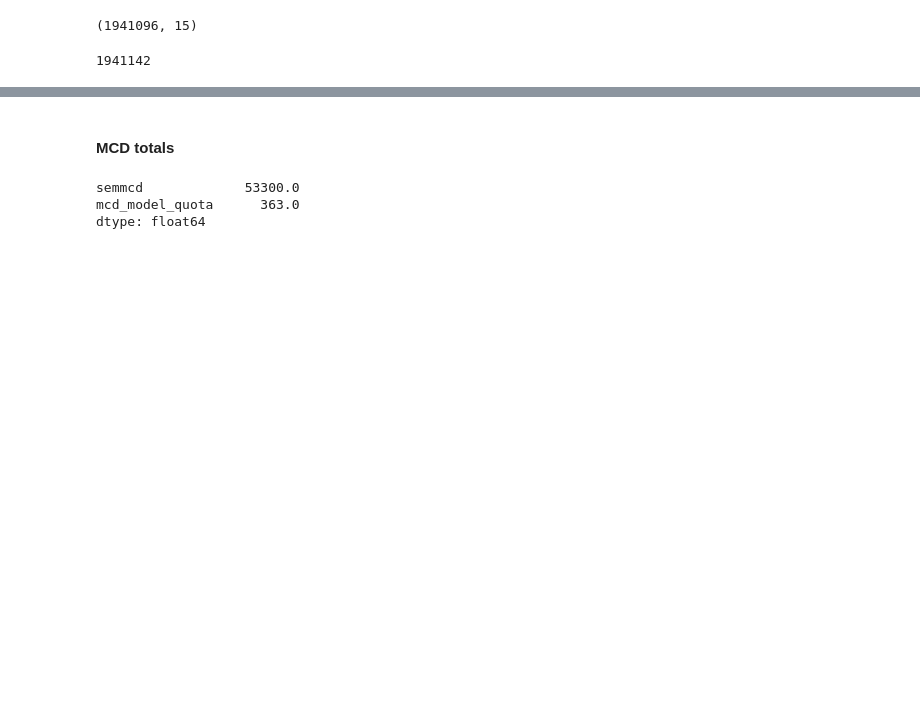
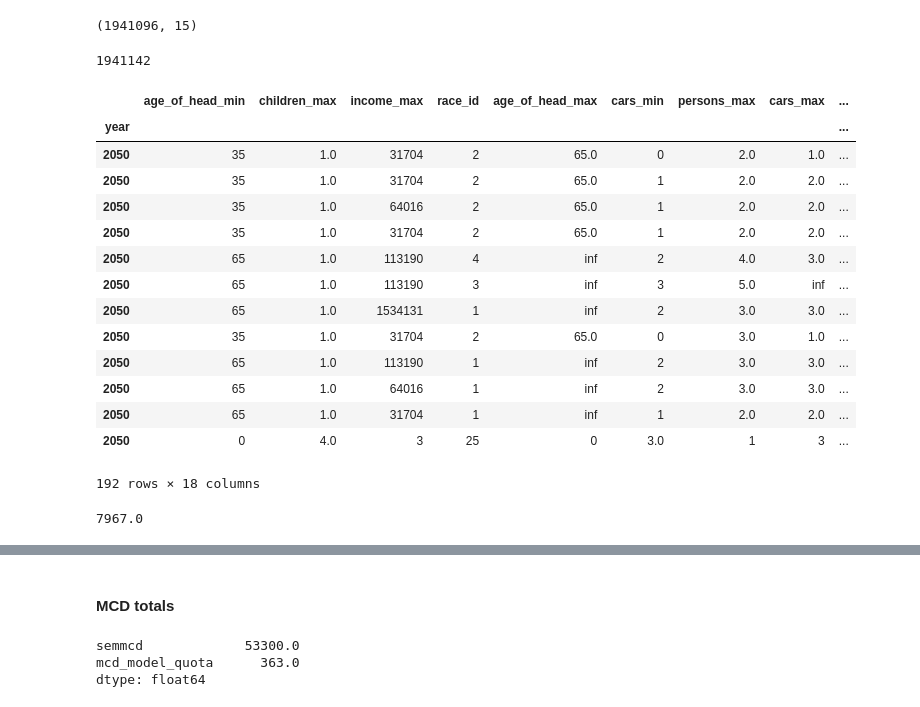
Before and after one commit to SEMCOG/semcog_urbansim, a Jupyter notebook: notebooks/model_analysis/model_output_analysis.ipynb, the cells around one changed output, grey strips where cells are left out. Saved outputs shown, nothing was run; the diff lists cells and outputs as text; code cells hidden in the pictures; blank space fills up the shorter version.

```diff
--- a/notebooks/model_analysis/model_output_analysis.ipynb
+++ b/notebooks/model_analysis/model_output_analysis.ipynb
@@ -101,7 +101,7 @@ def filter_table(table, filter_series, ignore=None):
 	return apply_filter_query(table, filters)
 run_folder = "/home/da/semcog_urbansim/runs"
 run_num = "run1147"
-hdf = pd.HDFStore("/mnt/hgfs/RDF2050/run2120.h5", 'r')
+hdf = pd.HDFStore(run_folder + "run1273.h5", 'r')
 # %% [markdown]
 ### GQ
 # %%
@@ -552,3 +532,27 @@ region_ct.loc[2021].total_number_of_households.sum()
 # %%
 region_ct.loc[2050, 'abs_diff'] = (region_ct.loc[2050, 'region_simulated_hh_2050']  - region_ct.loc[2050, 'total_number_of_households'] ).abs()
 region_ct.loc[2050, 'ratio'] = region_ct.loc[2050, 'region_simulated_hh_2050']  / region_ct.loc[2050, 'total_number_of_households']
+# %%
+missing = region_ct.loc[2050].query('abs_diff>0').sort_values(by='abs_diff', ascending=False)
+# %%
+missing.query('large_area_id==3')
+# %% [output]
+|  | age_of_head_min | children_max | income_max | race_id | age_of_head_max | cars_min | persons_max | cars_max | ... |
+| year |  |  |  |  |  |  |  |  | ... |
+| 2050 | 35 | 1.0 | 31704 | 2 | 65.0 | 0 | 2.0 | 1.0 | ... |
+| 2050 | 35 | 1.0 | 31704 | 2 | 65.0 | 1 | 2.0 | 2.0 | ... |
+| 2050 | 35 | 1.0 | 64016 | 2 | 65.0 | 1 | 2.0 | 2.0 | ... |
+| 2050 | 35 | 1.0 | 31704 | 2 | 65.0 | 1 | 2.0 | 2.0 | ... |
+| 2050 | 65 | 1.0 | 113190 | 4 | inf | 2 | 4.0 | 3.0 | ... |
+| 2050 | 65 | 1.0 | 113190 | 3 | inf | 3 | 5.0 | inf | ... |
+| 2050 | 65 | 1.0 | 1534131 | 1 | inf | 2 | 3.0 | 3.0 | ... |
+| 2050 | 35 | 1.0 | 31704 | 2 | 65.0 | 0 | 3.0 | 1.0 | ... |
+| 2050 | 65 | 1.0 | 113190 | 1 | inf | 2 | 3.0 | 3.0 | ... |
+| 2050 | 65 | 1.0 | 64016 | 1 | inf | 2 | 3.0 | 3.0 | ... |
+| 2050 | 65 | 1.0 | 31704 | 1 | inf | 1 | 2.0 | 2.0 | ... |
+| 2050 | 0 | 4.0 | 3 | 25 | 0 | 3.0 | 1 | 3 | ... |
+192 rows × 18 columns
+# %%
+missing.abs_diff.sum()
+# %% [output]
+7967.0
```
Also changed, not shown: parts of 21 cells of this notebook, 1 other file.
